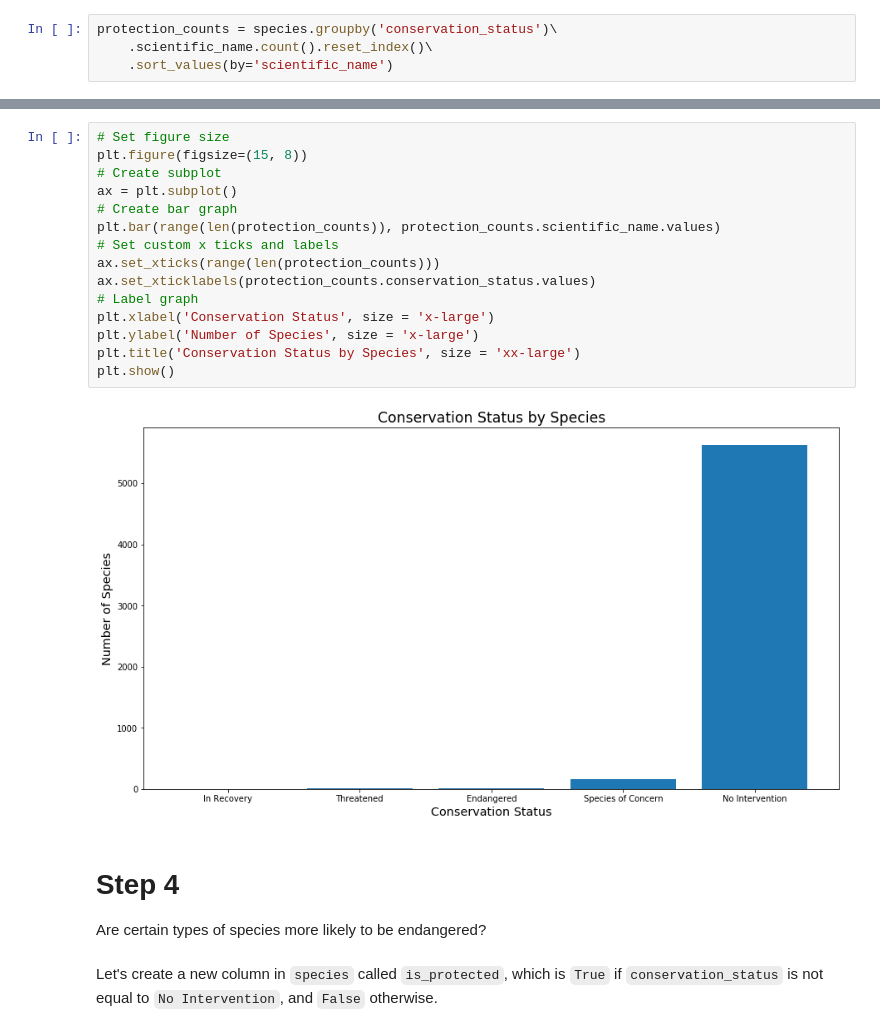
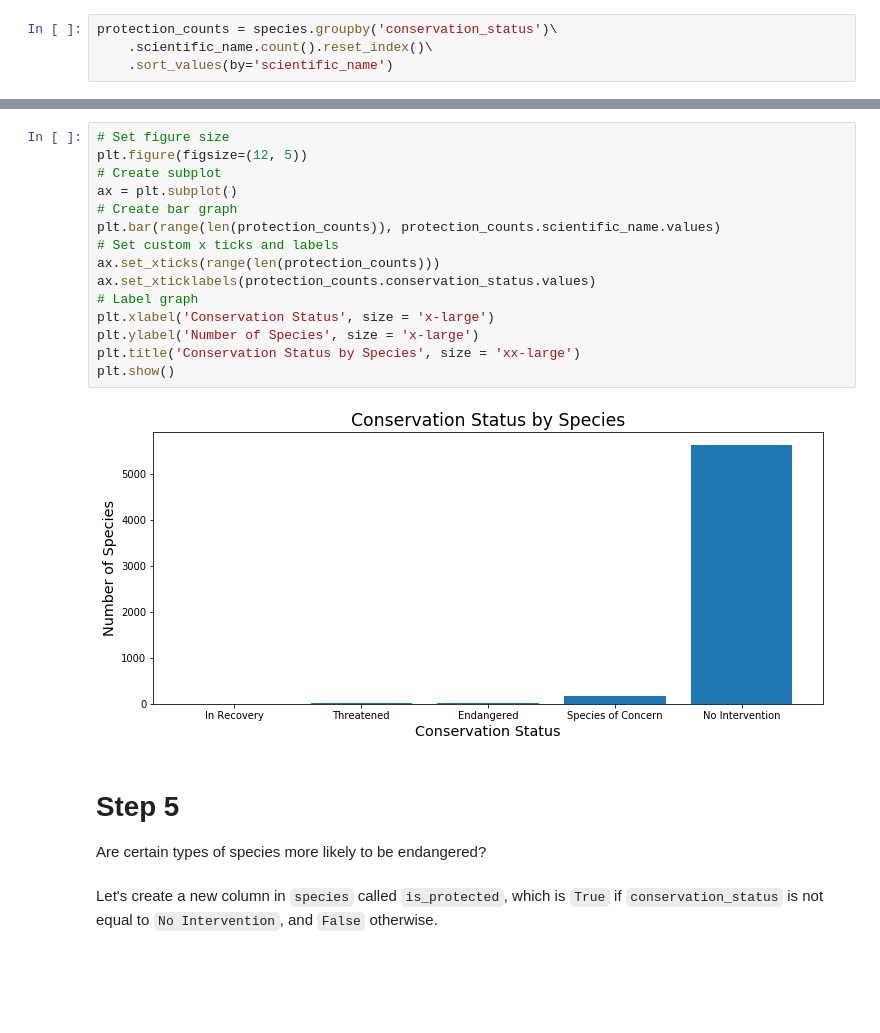
Before and after one commit to kennethsharman/Codecademy_Data_Analysis, a Jupyter notebook: Unit6_Capstone_Project/biodiversity.ipynb, the cells around one changed output, grey strips where cells are left out. Cells and saved outputs as stored; diff of their text form; blank space fills up the shorter version.

```diff
--- a/Unit6_Capstone_Project/biodiversity.ipynb
+++ b/Unit6_Capstone_Project/biodiversity.ipynb
@@ -122,22 +97,22 @@ Now let's create a bar chart!
 # %%
 # Set figure size
-plt.figure(figsize=(15, 8))
+plt.figure(figsize=(12, 5))
 # Create subplot
 ax = plt.subplot()
 # Create bar graph
 plt.bar(range(len(protection_counts)), protection_counts.scientific_name.values)
 # Set custom x ticks and labels
 ax.set_xticks(range(len(protection_counts)))
 ax.set_xticklabels(protection_counts.conservation_status.values)
 # Label graph
 plt.xlabel('Conservation Status', size = 'x-large')
 plt.ylabel('Number of Species', size = 'x-large')
 plt.title('Conservation Status by Species', size = 'xx-large')
 plt.show()
 # %% [output]
-[figure, old version]
+[figure, new version]
 # %% [markdown]
-# Step 4
+# Step 5
 Are certain types of species more likely to be endangered?
 # %% [markdown]
 Let's create a new column in `species` called `is_protected`, which is `True` if `conservation_status` is not equal to `No Intervention`, and `False` otherwise.
```
Also changed, not shown: parts of 18 cells of this notebook, 1 other file.
